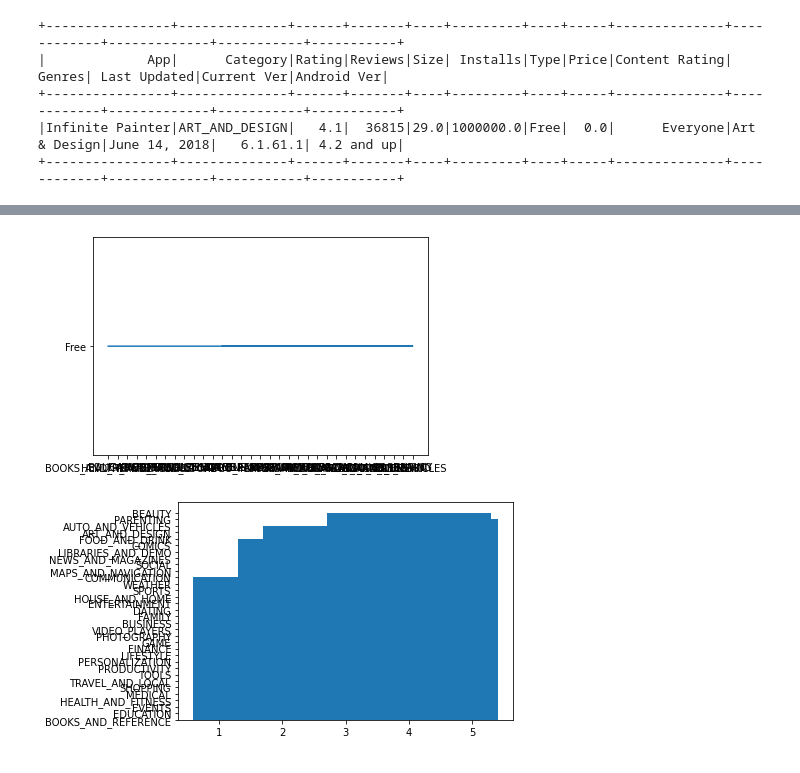
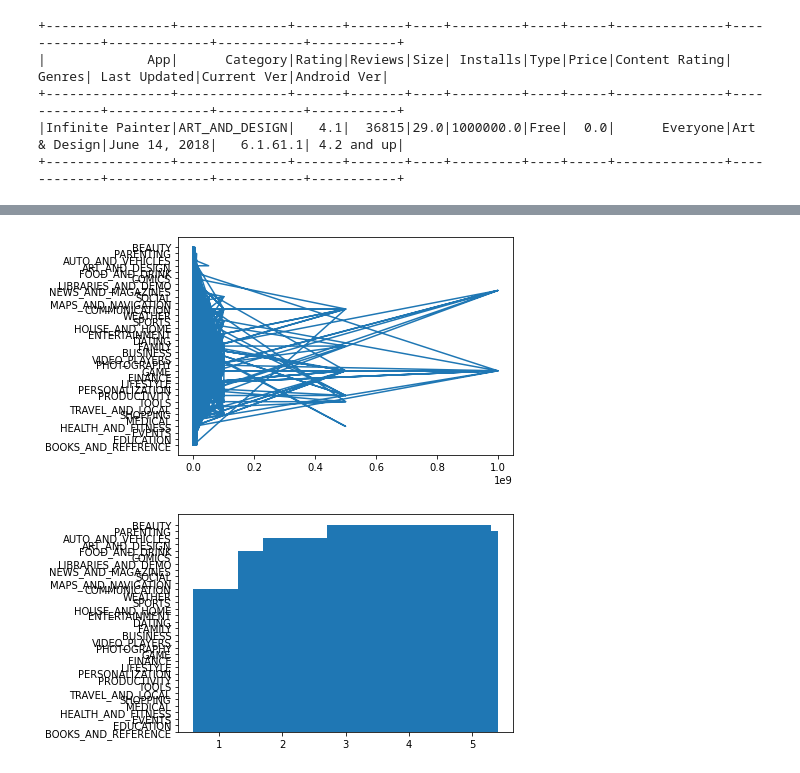
Before and after one commit to sahithi712/BigDataAnalysis, a Jupyter notebook: finalwith8820.ipynb, the cells around one changed output, grey strips where cells are left out. Drawn from its saved outputs; the diff is of its cells as text; code cells hidden in the pictures.

```diff
--- a/finalwith8820.ipynb
+++ b/finalwith8820.ipynb
@@ -349,14 +349,14 @@ only showing top 20 rows
 # %%
 # PLOT PASSENGER NUMBER VS. TRIP COUNTS
 #%%local
 import matplotlib.pyplot as plt
 import pandas
-x=df.toPandas()["Category"].values.tolist()
-y=df.toPandas()["Type"].values.tolist()
+x=df.toPandas()["Installs"].values.tolist()
+y=df.toPandas()["Category"].values.tolist()
 plt.plot(x,y)
 plt.show()
 # %% [output]
-[figure, old version]
+[figure, new version]
 # %%
 import matplotlib.pyplot as plt
 import pandas
```
